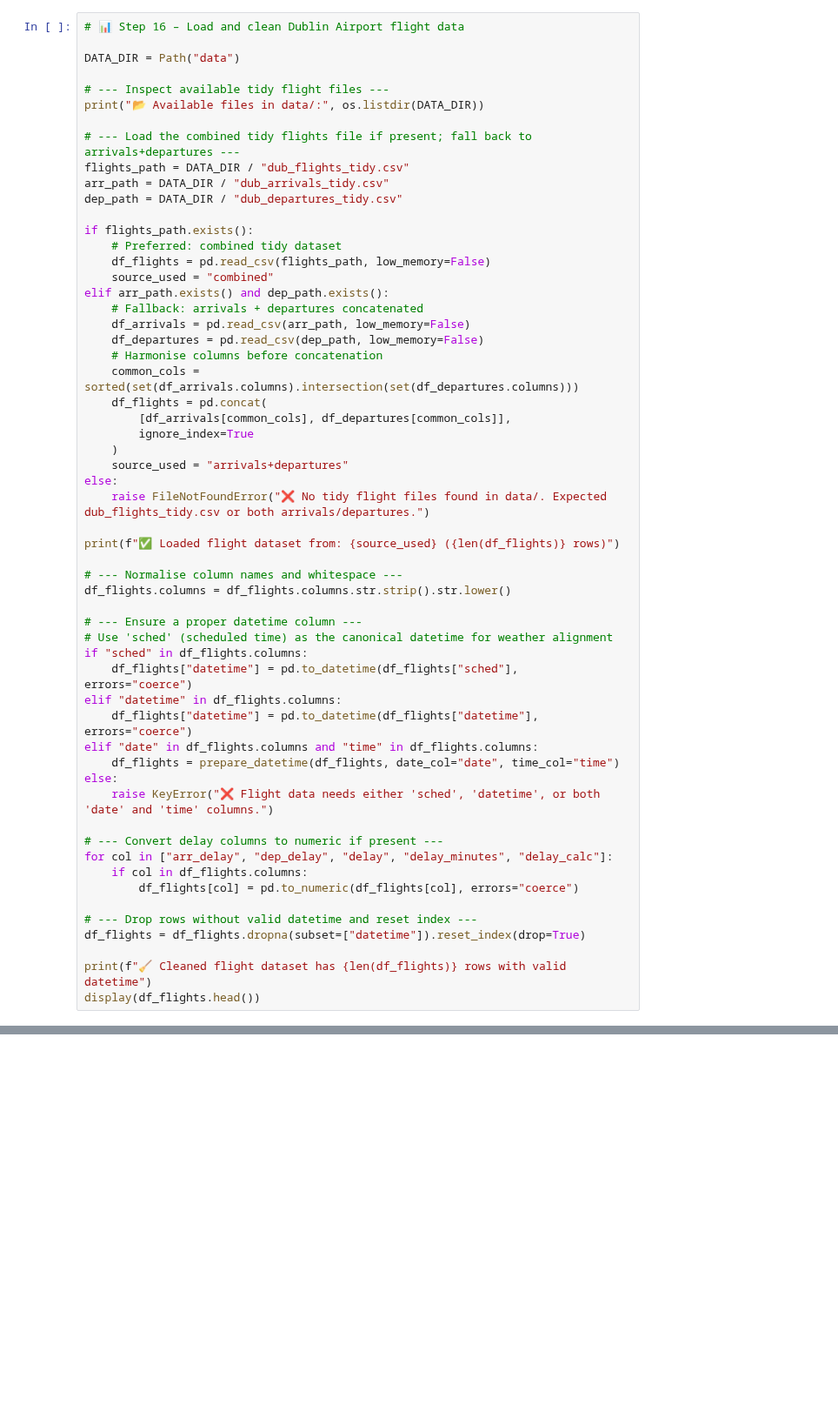
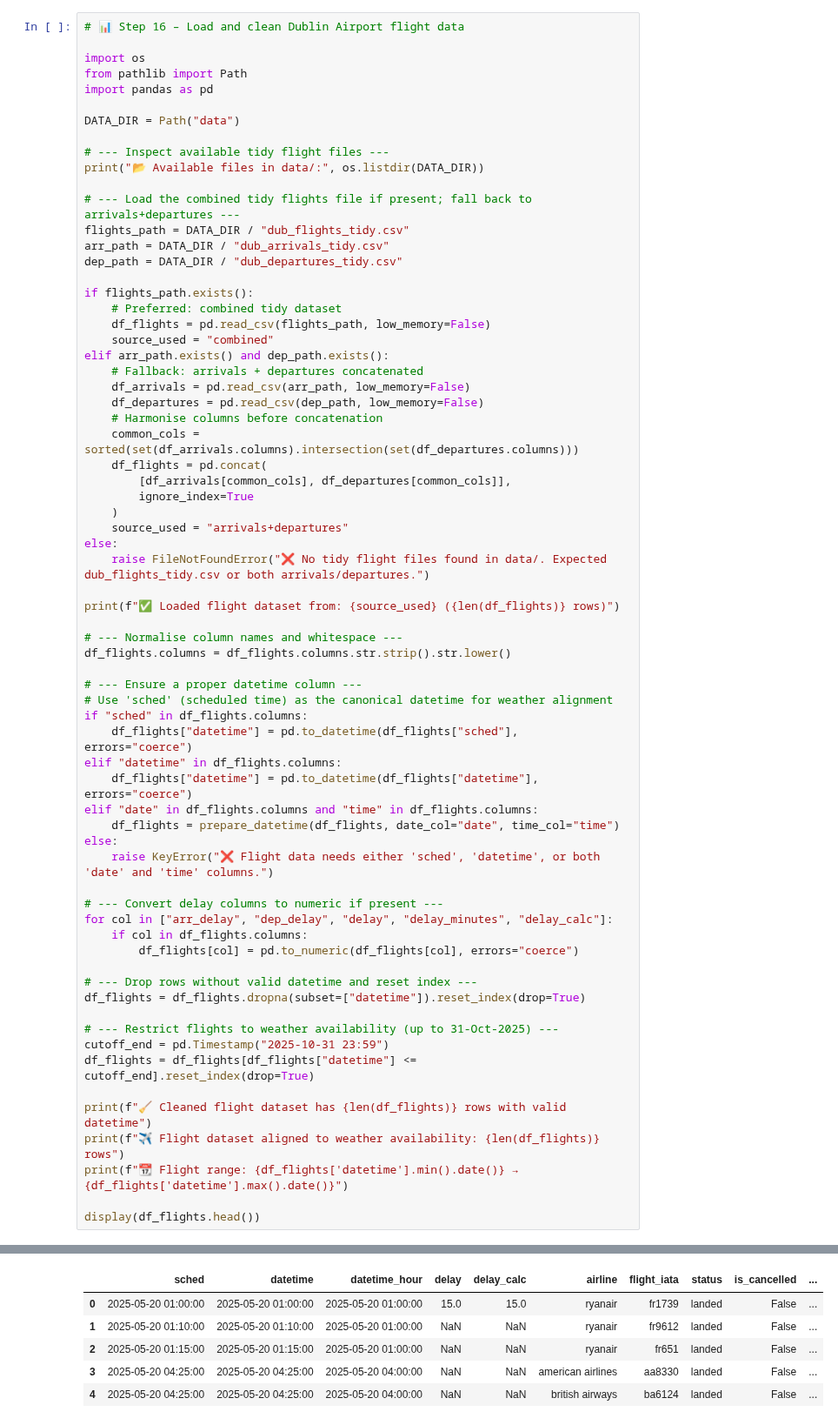
Before and after one commit to ECronin1973/programming-for-data-analytics, a Jupyter notebook: project/flight_reroute_dub.ipynb, the cells around one changed output, grey strips where cells are left out. Shown at 87% size. Drawn from its saved outputs; the diff is of its cells as text; blank space fills up the shorter version.

```diff
--- a/project/flight_reroute_dub.ipynb
+++ b/project/flight_reroute_dub.ipynb
@@ -1280,6 +1592,10 @@ This step ensures the flight dataset is reproducible, resilient, and ready for a
 By anchoring on the scheduled time (`sched`), we create a consistent temporal reference point that can be reliably merged with hourly weather data in **Step 17**, enabling meaningful delay vs. weather comparisons.
 # %%
 # 📊 Step 16 – Load and clean Dublin Airport flight data
+
+import os
+from pathlib import Path
+import pandas as pd
 
 DATA_DIR = Path("data")
 
@@ -1333,5 +1649,13 @@ for col in ["arr_delay", "dep_delay", "delay", "delay_minutes", "delay_calc"]:
 # --- Drop rows without valid datetime and reset index ---
 df_flights = df_flights.dropna(subset=["datetime"]).reset_index(drop=True)
 
+# --- Restrict flights to weather availability (up to 31-Oct-2025) ---
+cutoff_end = pd.Timestamp("2025-10-31 23:59")
+df_flights = df_flights[df_flights["datetime"] <= cutoff_end].reset_index(drop=True)
+
 print(f"🧹 Cleaned flight dataset has {len(df_flights)} rows with valid datetime")
+print(f"✈️ Flight dataset aligned to weather availability: {len(df_flights)} rows")
+print(f"📆 Flight range: {df_flights['datetime'].min().date()} → {df_flights['datetime'].max().date()}")
+
 display(df_flights.head())
+# %% [output]
@@ -1338,3 +1667,9 @@ display(df_flights.head())
+|  | sched | datetime | datetime_hour | delay | delay_calc | airline | flight_iata | status | is_cancelled | ... |
+| 0 | 2025-05-20 01:00:00 | 2025-05-20 01:00:00 | 2025-05-20 01:00:00 | 15.0 | 15.0 | ryanair | fr1739 | landed | False | ... |
+| 1 | 2025-05-20 01:10:00 | 2025-05-20 01:10:00 | 2025-05-20 01:00:00 | NaN | NaN | ryanair | fr9612 | landed | False | ... |
+| 2 | 2025-05-20 01:15:00 | 2025-05-20 01:15:00 | 2025-05-20 01:00:00 | NaN | NaN | ryanair | fr651 | landed | False | ... |
+| 3 | 2025-05-20 04:25:00 | 2025-05-20 04:25:00 | 2025-05-20 04:00:00 | NaN | NaN | american airlines | aa8330 | landed | False | ... |
+| 4 | 2025-05-20 04:25:00 | 2025-05-20 04:25:00 | 2025-05-20 04:00:00 | NaN | NaN | british airways | ba6124 | landed | False | ... |
 # %% [markdown]
 ### 📊 Step 17 – Merge Flights with Weather (Floor-to-Hour Alignment)
 
```
Also changed, not shown: parts of 31 cells of this notebook, 5 other files.
